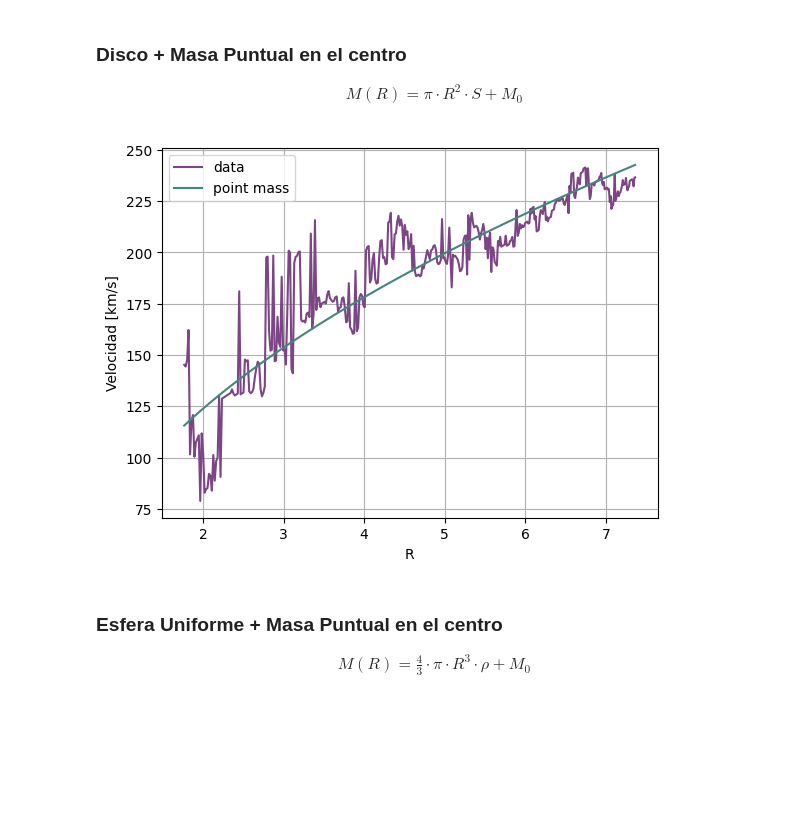
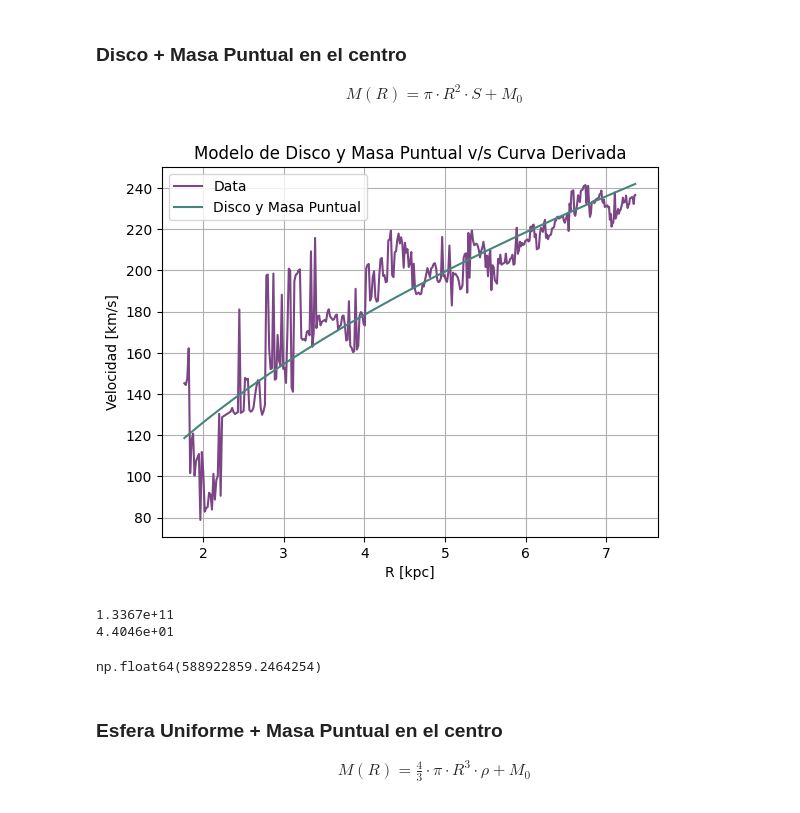
Before and after one commit to CrushinAngel/Astronomia_Experimental, a Jupyter notebook: Informe_2/southgalaxy.ipynb, the cells around one changed output. Cells and saved outputs as stored; diff of their text form; code cells hidden in the pictures; blank space fills up the shorter version.

```diff
--- a/Informe_2/southgalaxy.ipynb
+++ b/Informe_2/southgalaxy.ipynb
@@ -412,20 +444,32 @@ M(R) = \pi \cdot R^{2} \cdot S + M_0
 # %%
 def disco_masa(R, S, M0):
     M = np.pi * (R**2) * S + M0
     v = np.sqrt(G.value * M / R) # km/s
     return v
 
-disk_m, covdisk_m = curve_fit(disco_masa, R, vR)
+disk_m, covdisk_m = curve_fit(disco_masa, R, vR, bounds = (0, np.inf))
 
-plt.plot(R, vR, '#7C4585', label='data')
-plt.plot(R, disco_masa(R, disk_m[0], disk_m[1]), '#45857c', label='point mass')
-plt.xlabel('R')
+plt.plot(R, vR, '#7C4585', label='Data')
+plt.plot(R, disco_masa(R, disk_m[0], disk_m[1]), '#45857c', label='Disco y Masa Puntual')
+plt.xlabel('R [kpc]')
 plt.ylabel('Velocidad [km/s]')
+plt.title('Modelo de Disco y Masa Puntual v/s Curva Derivada')
 plt.grid()
 plt.legend()
 plt.show()
+
+M_circ_dm = np.pi * (R0**2) * disk_m[0] + disk_m[1]
+
+print(f'{M_circ_dm:.4e}')
+
+print(f'{disk_m[1]:.4e}')
+
+disk_m[0]
 # %% [output]
-[figure, old version]
+[figure, new version]
+1.3367e+11
+4.4046e+01
+np.float64(588922859.2464254)
 # %% [markdown]
 ### Esfera Uniforme + Masa Puntual en el centro
 
```
Also changed, not shown: parts of 8 cells of this notebook.
